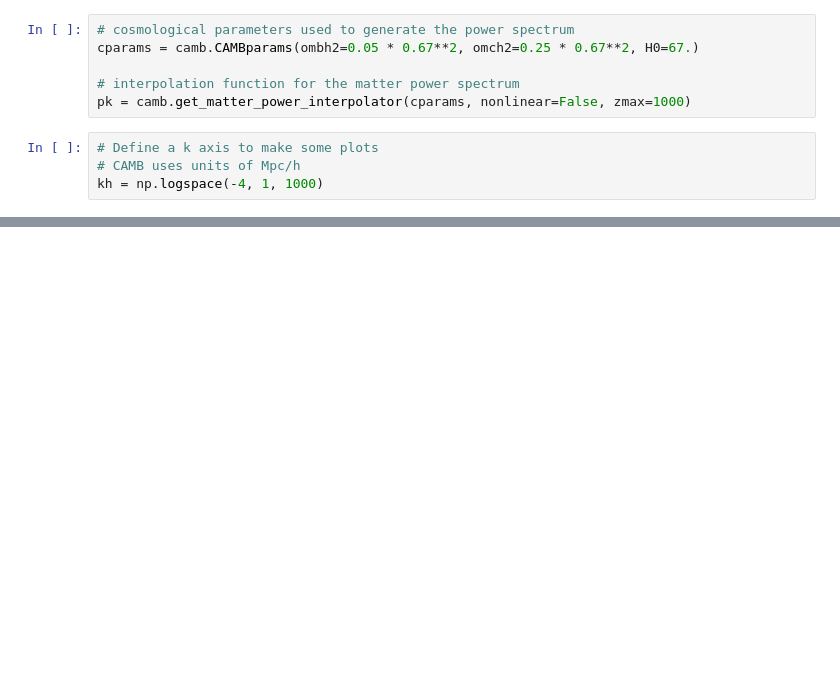
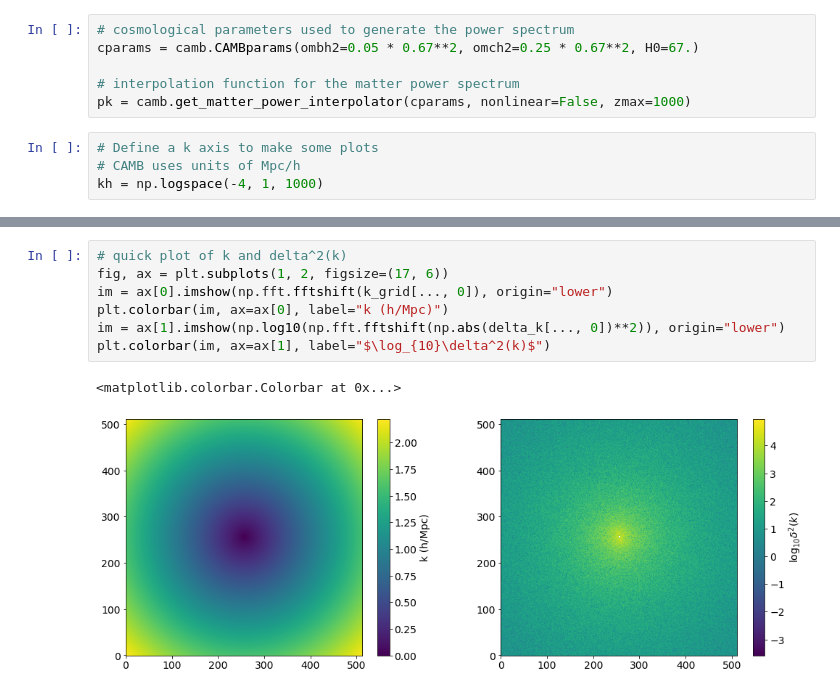
Before and after one commit to jrs65/phys571, a Jupyter notebook: assignments/hw4_part_b.ipynb, the cells around one changed output, grey strips where cells are left out. Cells and saved outputs as stored; diff of their text form; blank space fills up the shorter version.

```diff
--- a/assignments/hw4_part_b.ipynb
+++ b/assignments/hw4_part_b.ipynb
@@ -94,0 +82,10 @@ plt.title("z = 0 Mpc/h")
+# %%
+# quick plot of k and delta^2(k)
+fig, ax = plt.subplots(1, 2, figsize=(17, 6))
+im = ax[0].imshow(np.fft.fftshift(k_grid[..., 0]), origin="lower")
+plt.colorbar(im, ax=ax[0], label="k (h/Mpc)")
+im = ax[1].imshow(np.log10(np.fft.fftshift(np.abs(delta_k[..., 0])**2)), origin="lower")
+plt.colorbar(im, ax=ax[1], label="$\log_{10}\delta^2(k)$")
+# %% [output]
+<matplotlib.colorbar.Colorbar at 0x...>
+[figure, added]
```
Also changed, not shown: parts of 10 cells of this notebook, 1 other file.
